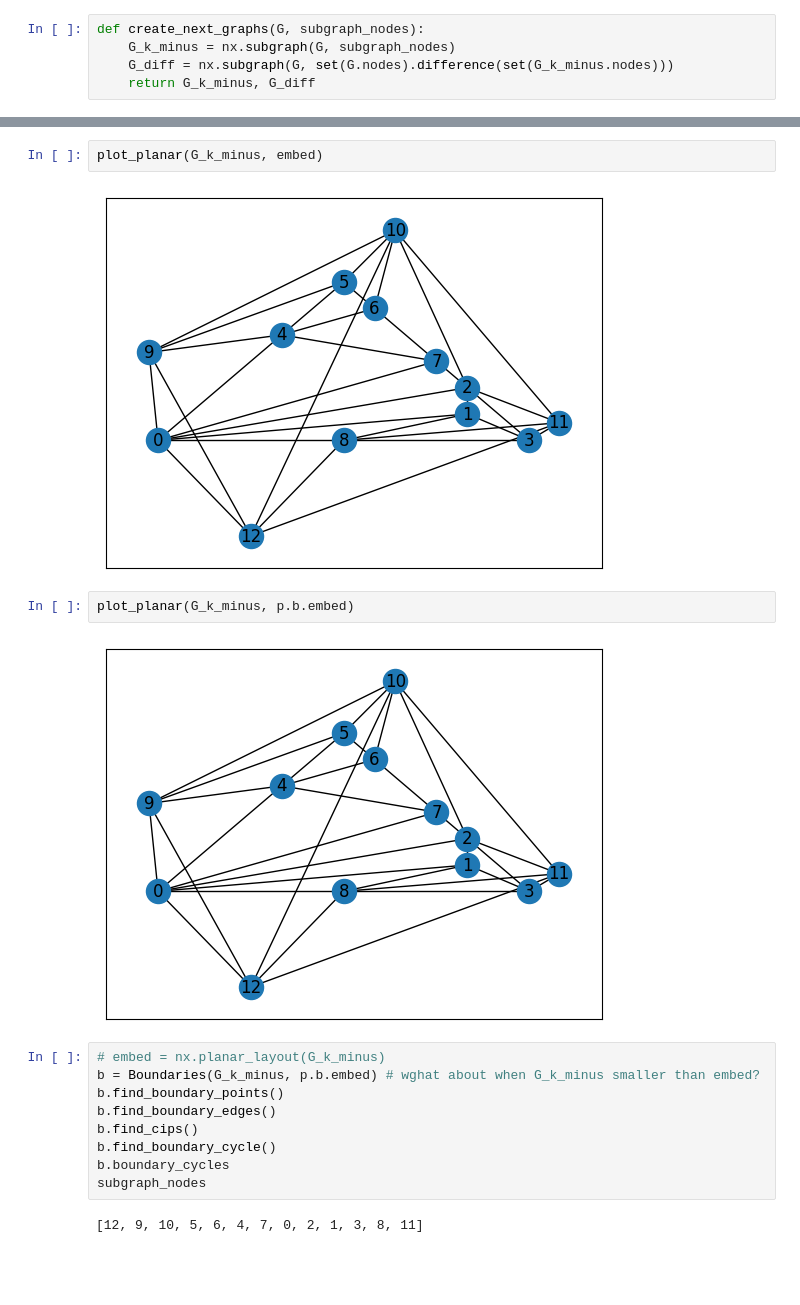
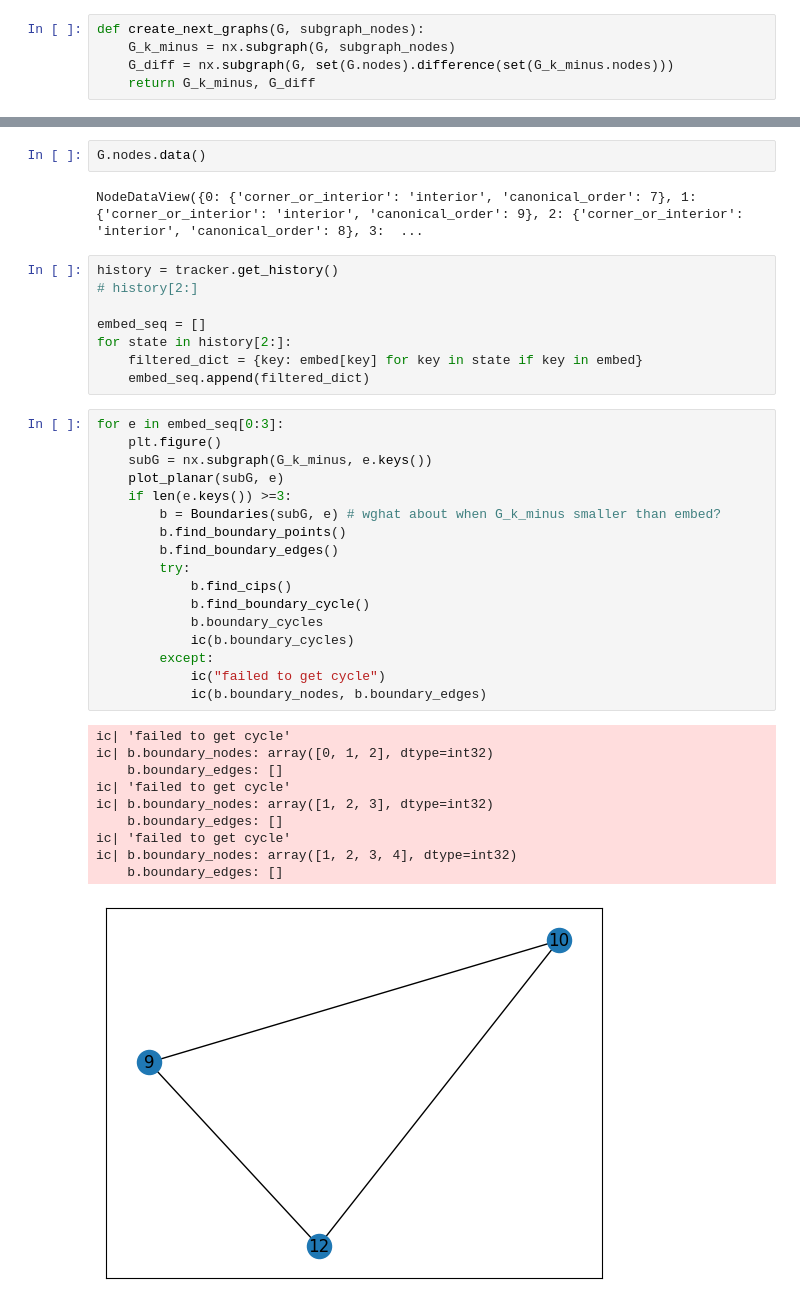
Before and after one commit to juliet29/bisht2022, a Jupyter notebook: test11_rel_canon.ipynb, the cells around one changed output, grey strips where cells are left out. Cells and saved outputs as stored; diff of their text form; blank space fills up the shorter version.

```diff
--- a/test11_rel_canon.ipynb
+++ b/test11_rel_canon.ipynb
@@ -147,19 +192,40 @@ ic| subgraph_nodes[0:2]: [12, 9], b.boundary_cycles: [0, 9, 10, 12]
-# %%
-plot_planar(G_k_minus, embed)
-# %% [output]
-[figure, removed]
-# %%
-plot_planar(G_k_minus, p.b.embed)
-# %% [output]
-[figure, removed]
+# %%
+G.nodes.data()
+# %% [output]
+NodeDataView({0: {'corner_or_interior': 'interior', 'canonical_order': 7}, 1: {'corner_or_interior': 'interior', 'canonical_order': 9}, 2: {'corner_or_interior': 'interior', 'canonical_order': 8}, 3:  ...
+# %%
+history = tracker.get_history()
+# history[2:]
+
+embed_seq = []
+for state in history[2:]:
+    filtered_dict = {key: embed[key] for key in state if key in embed}
+    embed_seq.append(filtered_dict)
 # %%
-# embed = nx.planar_layout(G_k_minus)
-b = Boundaries(G_k_minus, p.b.embed) # wghat about when G_k_minus smaller than embed?
-b.find_boundary_points()
-b.find_boundary_edges()
-b.find_cips()
-b.find_boundary_cycle()
-b.boundary_cycles
-subgraph_nodes
+for e in embed_seq[0:3]:
+    plt.figure()
+    subG = nx.subgraph(G_k_minus, e.keys())
+    plot_planar(subG, e)
+    if len(e.keys()) >=3:
+        b = Boundaries(subG, e) # wghat about when G_k_minus smaller than embed?
+        b.find_boundary_points()
+        b.find_boundary_edges()
+        try:
+            b.find_cips()
+            b.find_boundary_cycle()
+            b.boundary_cycles
+            ic(b.boundary_cycles)
+        except:
+            ic("failed to get cycle")
+            ic(b.boundary_nodes, b.boundary_edges)
 # %% [output]
-[12, 9, 10, 5, 6, 4, 7, 0, 2, 1, 3, 8, 11]
+ic| 'failed to get cycle'
+ic| b.boundary_nodes: array([0, 1, 2], dtype=int32)
+    b.boundary_edges: []
+ic| 'failed to get cycle'
+ic| b.boundary_nodes: array([1, 2, 3], dtype=int32)
+    b.boundary_edges: []
+ic| 'failed to get cycle'
+ic| b.boundary_nodes: array([1, 2, 3, 4], dtype=int32)
+    b.boundary_edges: []
+[figure, added]
```
Also changed, not shown: parts of 8 cells of this notebook, 2 other files.
